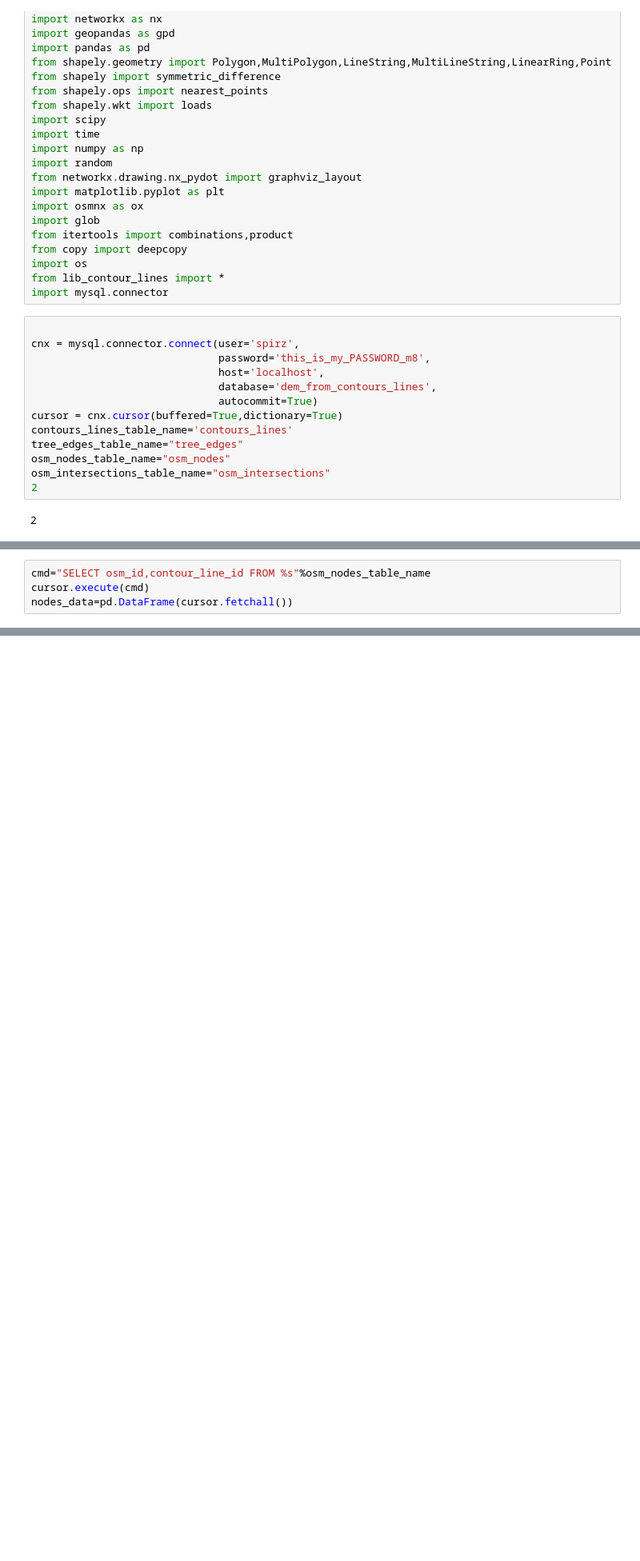
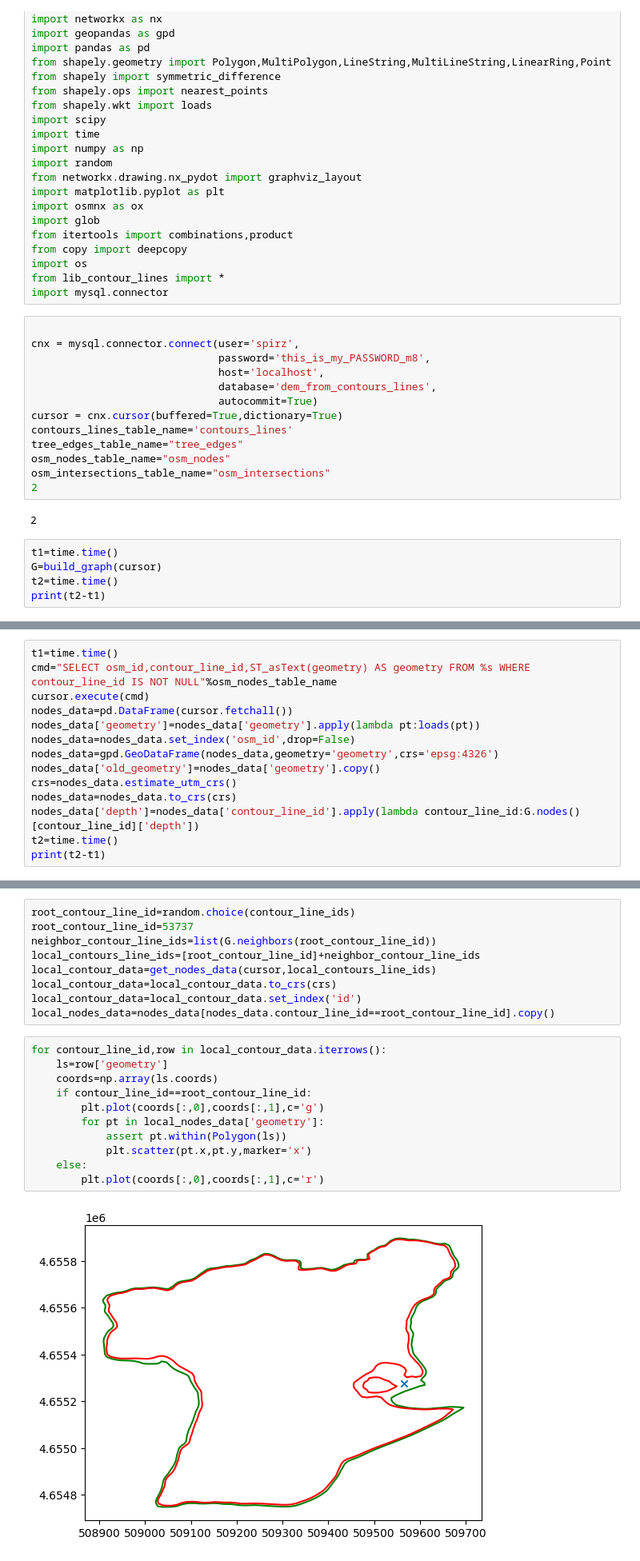
Before and after one commit to pierremennesson/contours_lines, a Jupyter notebook: nodes_elevation.ipynb, the cells around one changed output, grey strips where cells are left out. Shown at 80% size. Saved outputs shown, nothing was run; the diff lists cells and outputs as text; blank space fills up the shorter version.

```diff
--- a/nodes_elevation.ipynb
+++ b/nodes_elevation.ipynb
@@ -38,3 +38,8 @@ osm_intersections_table_name="osm_intersections"
 2
 # %% [output]
 2
+# %%
+t1=time.time()
+G=build_graph(cursor)
+t2=time.time()
+print(t2-t1)
@@ -41,4 +48,14 @@ osm_intersections_table_name="osm_intersections"
 # %%
-cmd="SELECT osm_id,contour_line_id FROM %s"%osm_nodes_table_name
+t1=time.time()
+cmd="SELECT osm_id,contour_line_id,ST_asText(geometry) AS geometry FROM %s WHERE contour_line_id IS NOT NULL"%osm_nodes_table_name
 cursor.execute(cmd)
 nodes_data=pd.DataFrame(cursor.fetchall())
+nodes_data['geometry']=nodes_data['geometry'].apply(lambda pt:loads(pt))
+nodes_data=nodes_data.set_index('osm_id',drop=False)
+nodes_data=gpd.GeoDataFrame(nodes_data,geometry='geometry',crs='epsg:4326')
+nodes_data['old_geometry']=nodes_data['geometry'].copy()
+crs=nodes_data.estimate_utm_crs()
+nodes_data=nodes_data.to_crs(crs)
+nodes_data['depth']=nodes_data['contour_line_id'].apply(lambda contour_line_id:G.nodes()[contour_line_id]['depth'])
+t2=time.time()
+print(t2-t1)
@@ -101,0 +94,22 @@ if CREATE_TABLES:
+# %%
+root_contour_line_id=random.choice(contour_line_ids)
+root_contour_line_id=53737
+neighbor_contour_line_ids=list(G.neighbors(root_contour_line_id))
+local_contours_line_ids=[root_contour_line_id]+neighbor_contour_line_ids
+local_contour_data=get_nodes_data(cursor,local_contours_line_ids)
+local_contour_data=local_contour_data.to_crs(crs)
+local_contour_data=local_contour_data.set_index('id')
+local_nodes_data=nodes_data[nodes_data.contour_line_id==root_contour_line_id].copy()
+# %%
+for contour_line_id,row in local_contour_data.iterrows():
+    ls=row['geometry']
+    coords=np.array(ls.coords)
+    if contour_line_id==root_contour_line_id:
+        plt.plot(coords[:,0],coords[:,1],c='g')
+        for pt in local_nodes_data['geometry']:
+            assert pt.within(Polygon(ls))
+            plt.scatter(pt.x,pt.y,marker='x')
+    else:
+        plt.plot(coords[:,0],coords[:,1],c='r')
+# %% [output]
+[figure, added]
```
Also changed, not shown: parts of 14 cells of this notebook, 3 other files.
